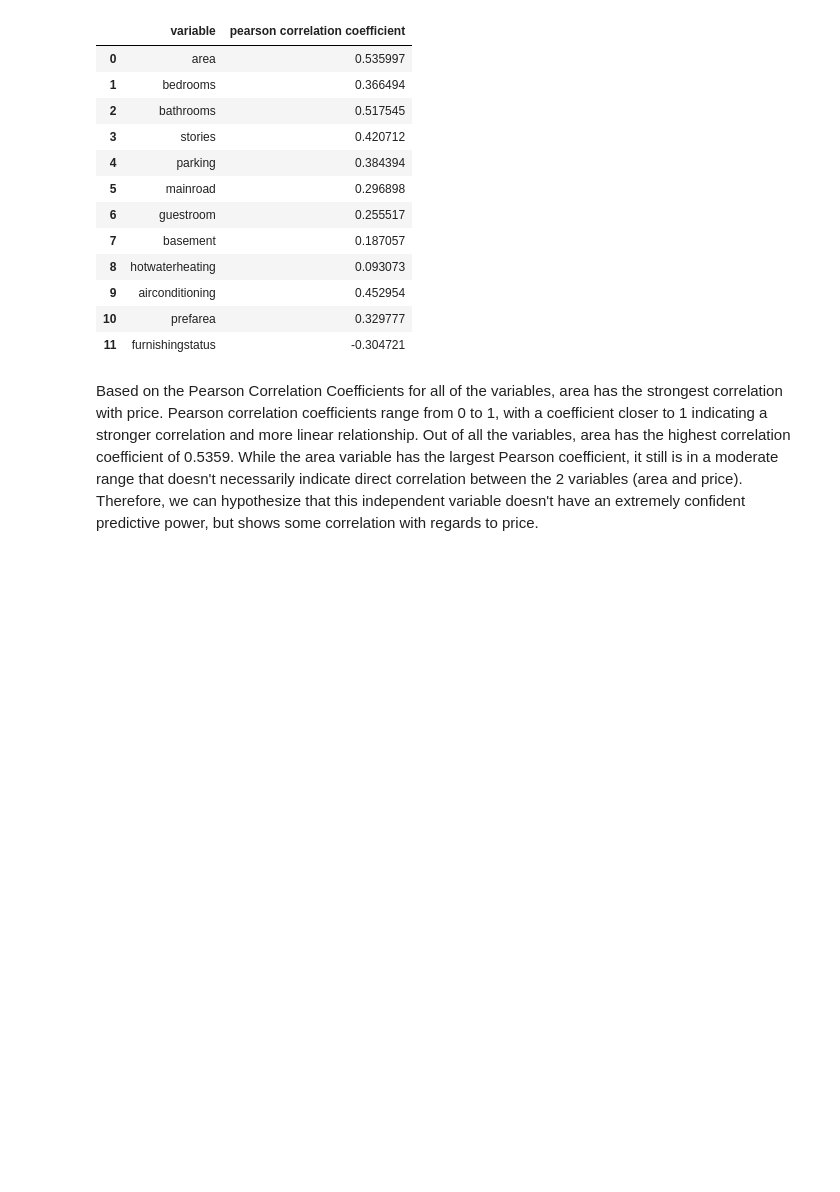
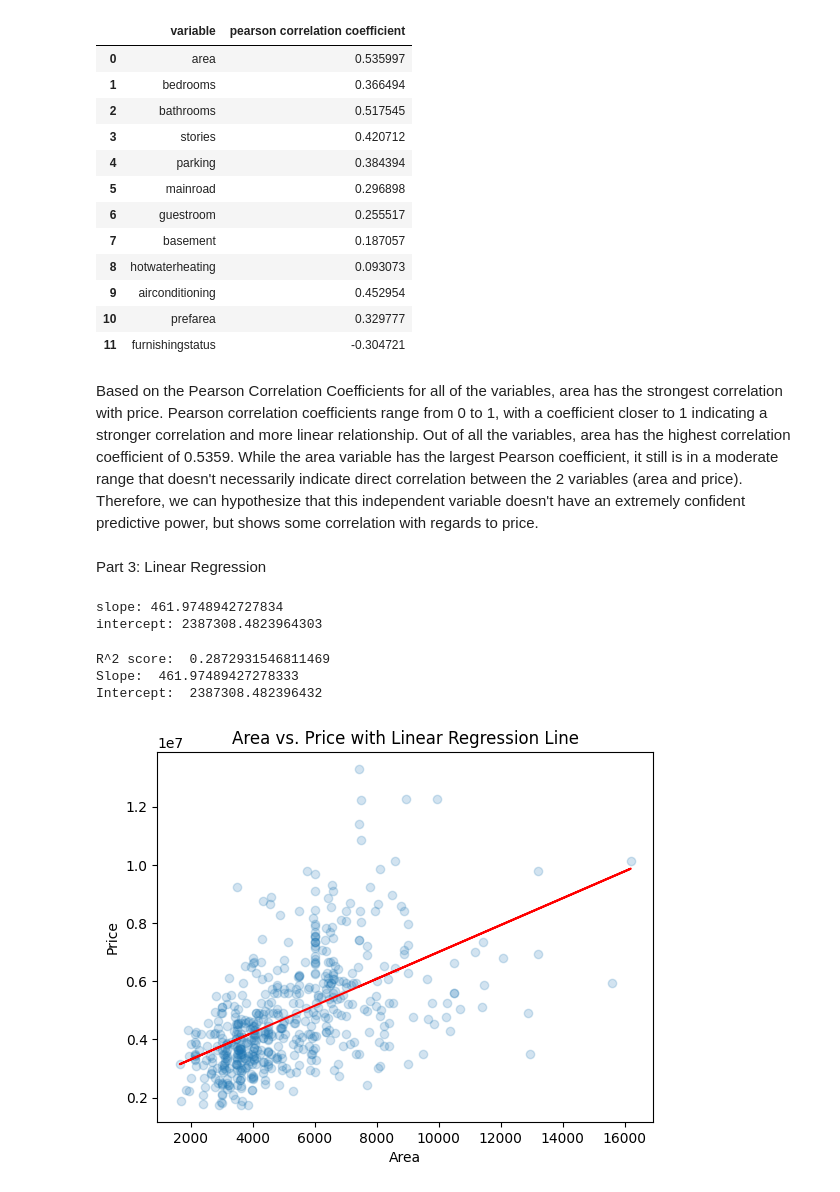
Before and after one commit to toriawlam/ds-3001, a Jupyter notebook: homework_2/homework_2.ipynb, the cells around one changed output. Drawn from its saved outputs; the diff is of its cells as text; code cells hidden in the pictures; blank space fills up the shorter version.

```diff
--- a/homework_2/homework_2.ipynb
+++ b/homework_2/homework_2.ipynb
@@ -127,3 +128,47 @@ df_corr
 | 11 | furnishingstatus | -0.304721 |
 # %% [markdown]
 Based on the Pearson Correlation Coefficients for all of the variables, area has the strongest correlation with price. Pearson correlation coefficients range from 0 to 1, with a coefficient closer to 1 indicating a stronger correlation and more linear relationship. Out of all the variables, area has the highest correlation coefficient of 0.5359. While the area variable has the largest Pearson coefficient, it still is in a moderate range that doesn't necessarily indicate direct correlation between the 2 variables (area and price). Therefore, we can hypothesize that this independent variable doesn't have an extremely confident predictive power, but shows some correlation with regards to price.
+# %% [markdown]
+Part 3: Linear Regression
+# %%
+# linear regression attempt with sklearn package
+
+from sklearn.linear_model import LinearRegression
+
+model = LinearRegression()
+model.fit(np.array(df['area']).reshape(-1,1),np.array(df['price']))
+slope = model.coef_[0]
+intercept = model.intercept_
+
+print('slope: ' + str(slope))
+print('intercept: ' + str(intercept))
+# %% [output]
+slope: 461.9748942727834
+intercept: 2387308.4823964303
+# %%
+# area (strongest independent variable) vs price
+# linear regression with least squares method
+# plot regression line along with scatter plot of area vs price
+# calculate r^2 value for model
+# interpret meaning of slope and intercept in the context of house prices
+
+# least squares method --> sum of (point - line prediction)^2 --> minimized
+
+plt.figure()
+plt.scatter(df['area'],df['price'], alpha=0.2,label='Data')
+m, b = np.polyfit(df['area'], df['price'], 1)
+y_pred = m * df['area'] + b
+plt.plot(df['area'], y_pred, color='red', label='Line of Best Fit')
+plt.xlabel('Area')
+plt.ylabel('Price')
+plt.title('Area vs. Price with Linear Regression Line')
+
+r_2 = r2_score(df['price'], y_pred)
+print('R^2 score: ', r_2)
+print('Slope: ', m)
+print('Intercept: ', b)
+# %% [output]
+R^2 score:  0.2872931546811469
+Slope:  461.97489427278333
+Intercept:  2387308.482396432
+[figure, added]
```
Also changed, not shown: parts of 11 cells of this notebook.
